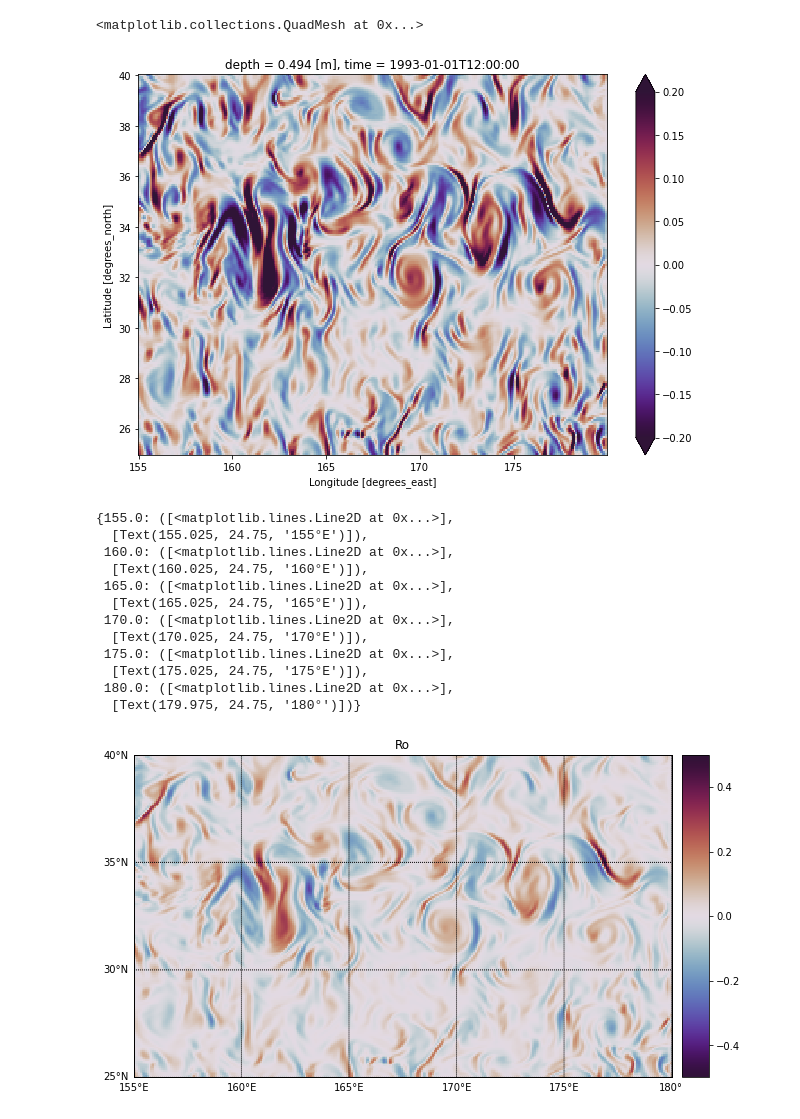
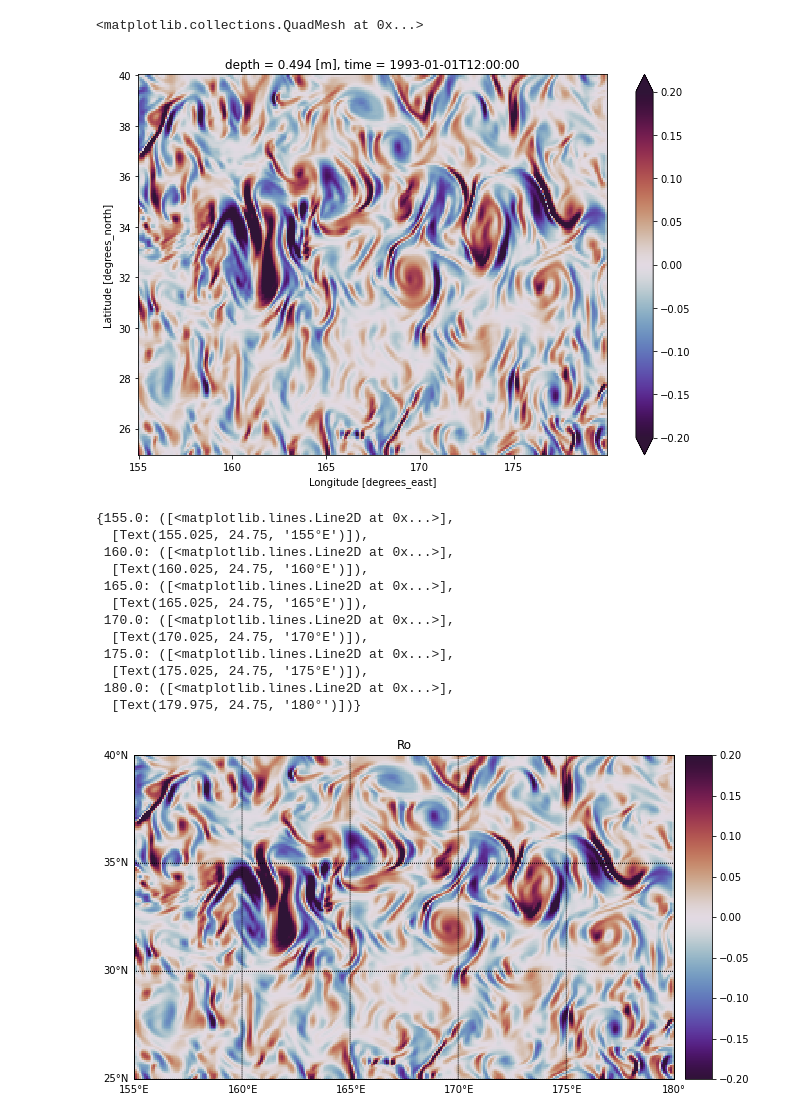
Before and after one commit to fecampos/examples, a Jupyter notebook: Ro_copernicus_example.ipynb, the cells around one changed output. Cells and saved outputs as stored; diff of their text form; code cells hidden in the pictures.

```diff
--- a/Ro_copernicus_example.ipynb
+++ b/Ro_copernicus_example.ipynb
@@ -54,8 +68,8 @@ ds_full.coords['dxc'], ds_full.coords['dyc'] = dll_dist(dlonc, dlatc, ds_full.lo
 ds_full.coords['area_c'] = ds_full.dxc * ds_full.dyc
 # %%
 omega = 7.2921e-5
-zeta = grid.interp(grid.diff(ds_full.vo, 'X')/ds_full.dxg,axis=["X"])-\
-       grid.interp(grid.diff(ds_full.uo, 'Y')/ds_full.dyg, axis=["Y"])
+zeta = grid.interp(grid.diff(ds_full.vo, 'X', boundary="extend")/ds_full.dxg,axis=["X"])\
+      -grid.interp(grid.diff(ds_full.uo, 'Y',boundary="fill")/ds_full.dyg, axis=["Y"],boundary="fill")
 zeta=zeta/(2*omega*np.sin(np.pi*ds_full.latitude/180))
 # %%
 zeta.sel(longitude=slice(155,180), latitude= slice(25,40)).plot(vmin=-0.2,
@@ -64,36 +78,36 @@ zeta.sel(longitude=slice(155,180), latitude= slice(25,40)).plot(vmin=-0.2,
                                                                    figsize=[10.5,7])
 # %% [output]
 <matplotlib.collections.QuadMesh at 0x...>
-[figure, old version]
+[figure, new version]
 # %%
 xx,yy = np.meshgrid(ds.longitude,ds.latitude)
 
 fig = plt.figure(figsize=[8.5, 7], constrained_layout=True)
 ax = fig.add_subplot()
 m = Basemap(projection='cyl',llcrnrlat=25,urcrnrlat=40,\
             llcrnrlon=155,urcrnrlon=180,resolution='l')
-pc = m.pcolor(xx, yy, zeta, clim=(-0.5,0.5), cmap='twilight_shifted', latlon=True)
+pc = m.pcolor(xx, yy, zeta, vmin=-0.2, vmax=0.2, cmap='twilight_shifted', latlon=True)
 plt.title("Ro")
 m.drawmapboundary(fill_color='black')
 #cb = m.colorbar(pc, location='bottom', label="m$^{2}$s$^{-2}$")
 cb = m.colorbar(pc)
 
 parallels = np.arange(0.,90,5)
 m.drawparallels(parallels,labels=[True,False,True,False])
 meridians = np.arange(10.,351.,5.)
 m.drawmeridians(meridians,labels=[True,False,False,True])
 #plt.savefig("alpha_"+str(uf[4][39:55])+".png", dpi=200)
 # %% [output]
 {155.0: ([<matplotlib.lines.Line2D at 0x...>],
   [Text(155.025, 24.75, '155°E')]),
  160.0: ([<matplotlib.lines.Line2D at 0x...>],
   [Text(160.025, 24.75, '160°E')]),
  165.0: ([<matplotlib.lines.Line2D at 0x...>],
   [Text(165.025, 24.75, '165°E')]),
  170.0: ([<matplotlib.lines.Line2D at 0x...>],
   [Text(170.025, 24.75, '170°E')]),
  175.0: ([<matplotlib.lines.Line2D at 0x...>],
   [Text(175.025, 24.75, '175°E')]),
  180.0: ([<matplotlib.lines.Line2D at 0x...>],
   [Text(179.975, 24.75, '180°')])}
-[figure, old version]
+[figure, new version]
```
Also changed, not shown: parts of 3 cells of this notebook.
